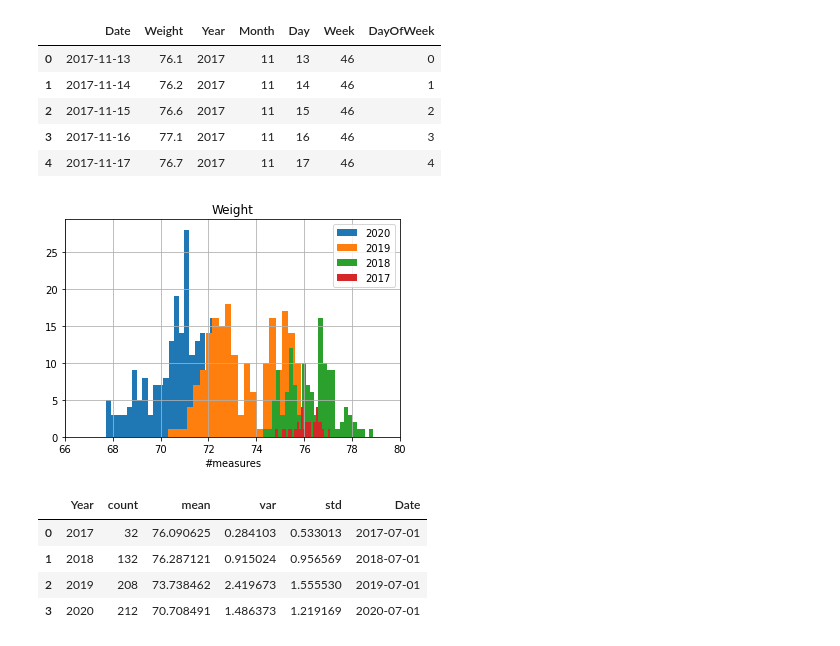
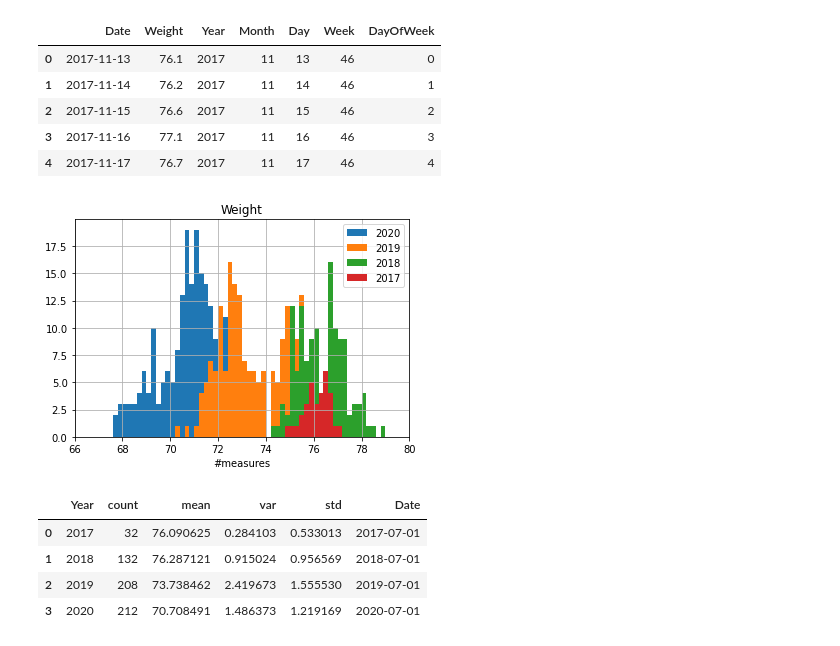
Before and after one commit to mt82/Peso, a Jupyter notebook: PyPeso.ipynb, the cells around one changed output. Saved outputs shown, nothing was run; the diff lists cells and outputs as text; code cells hidden in the pictures.

Commit message:
Added margin plot

```diff
--- a/PyPeso.ipynb
+++ b/PyPeso.ipynb
@@ -39,19 +40,21 @@ df.head()
 | 3 | 2017-11-16 | 77.1 | 2017 | 11 | 16 | 46 | 3 |
 | 4 | 2017-11-17 | 76.7 | 2017 | 11 | 17 | 46 | 4 |
 # %%
+pmin, pmax, nbins = (66,80,70)
+bins=np.linspace(pmin,pmax,nbins+1)
 fig, ax = plt.subplots()
-df[df["Year"] == 2020].hist(column="Weight", bins=26, ax=ax, label = "2020")
-df[df["Year"] == 2019].hist(column="Weight", bins=26, ax=ax, label = "2019")
-df[df["Year"] == 2018].hist(column="Weight", bins=26, ax=ax, label = "2018")
-df[df["Year"] == 2017].hist(column="Weight", bins=26, ax=ax, label = "2017")
-plt.xlim(66,80)
+df[df["Year"] == 2020].hist(column="Weight", bins=bins, ax=ax, label = "2020")
+df[df["Year"] == 2019].hist(column="Weight", bins=bins, ax=ax, label = "2019")
+df[df["Year"] == 2018].hist(column="Weight", bins=bins, ax=ax, label = "2018")
+df[df["Year"] == 2017].hist(column="Weight", bins=bins, ax=ax, label = "2017")
+plt.xlim(pmin,pmax)
 plt.xlabel("Weight (kg)")
 plt.xlabel("#measures")
 plt.legend()
 plt.show()
 pdf.savefig(fig)
 # %% [output]
-[figure, old version]
+[figure, new version]
 # %%
 df_year = df[["Year","Weight"]].groupby(["Year"]).count()
 df_year.columns = ["count"]
```
Also changed, not shown: parts of 22 cells of this notebook.
